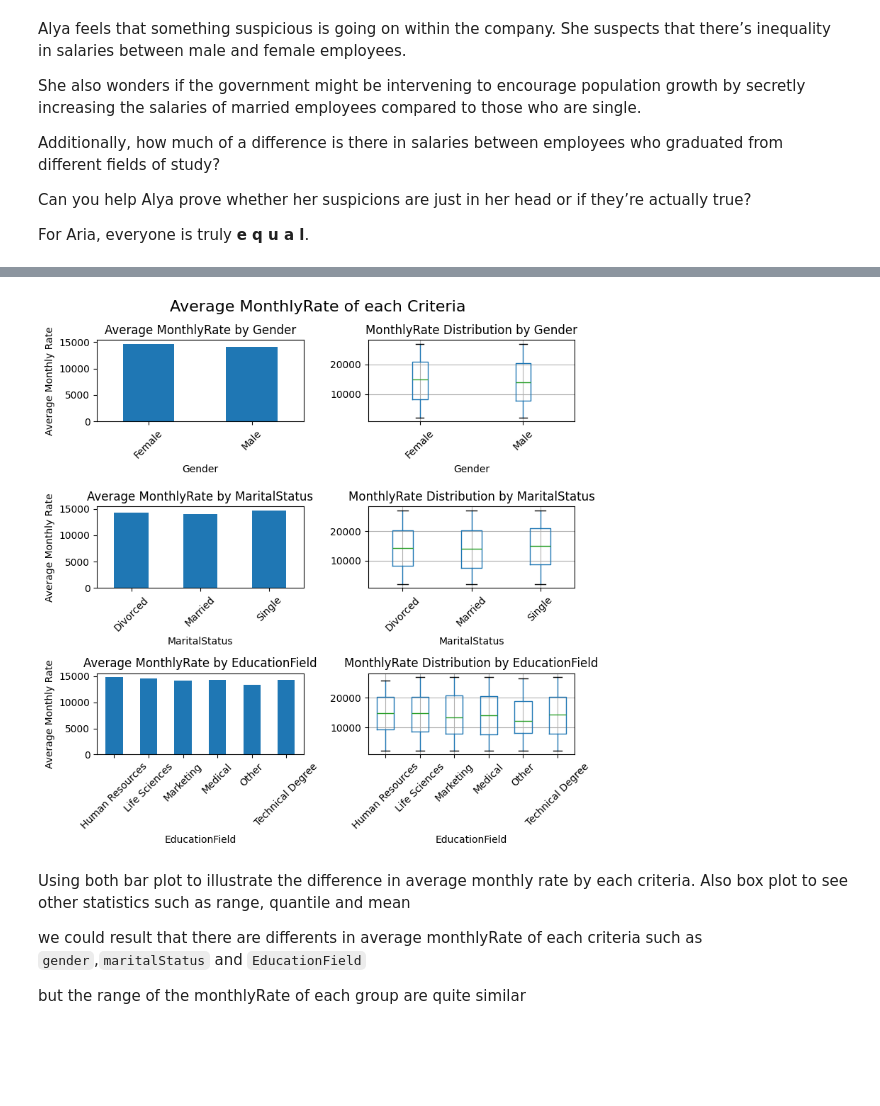
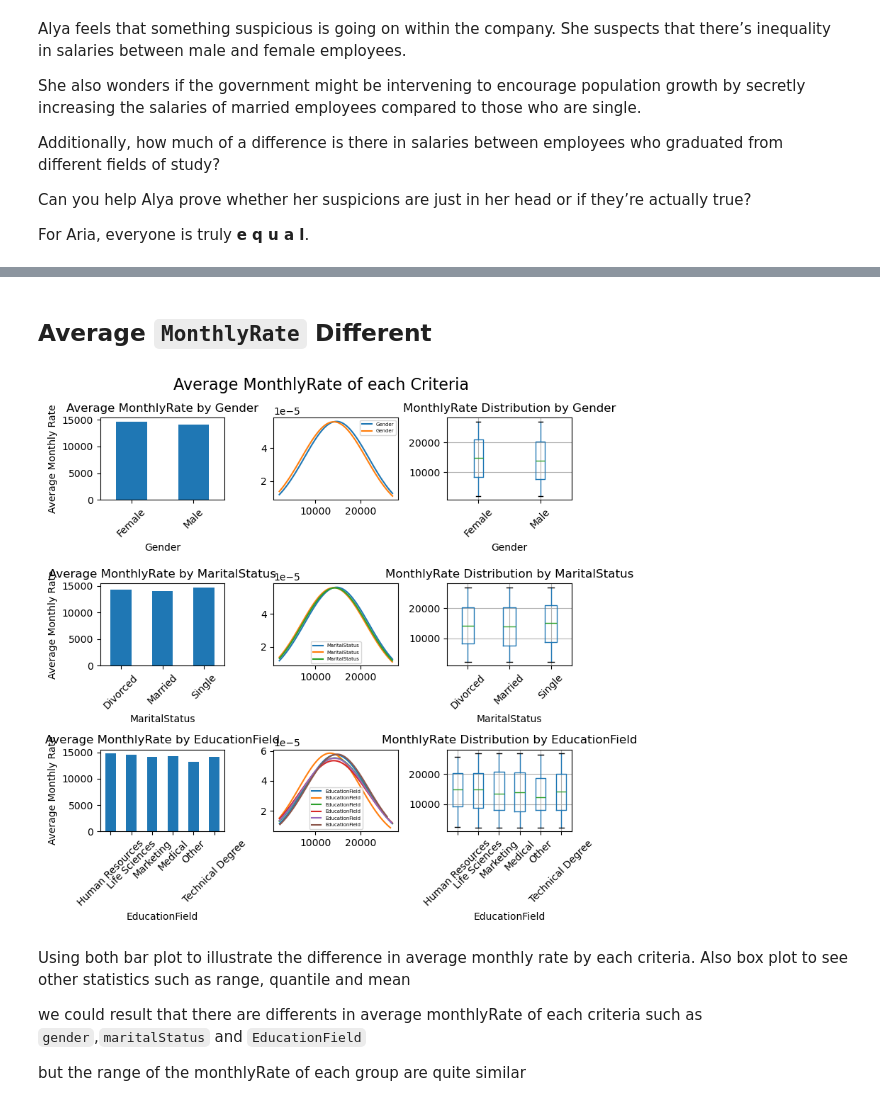
Before and after one commit to khemingkapat/cpe_code, a Jupyter notebook: data_models/types_of_data/CPE232-HW2-DataType.ipynb, the cells around one changed output, grey strips where cells are left out. Drawn from its saved outputs; the diff is of its cells as text; code cells hidden in the pictures; blank space fills up the shorter version.

```diff
--- a/data_models/types_of_data/CPE232-HW2-DataType.ipynb
+++ b/data_models/types_of_data/CPE232-HW2-DataType.ipynb
@@ -173,3 +171,5 @@ Since Kobayashi-san will be reviewing your code, please present the data in a wa
 <div>
 <img src="https://i.redd.it/gwmyhe5g0av71.gif" width="500"/>
 </div>
+# %% [markdown]
+## Average `MonthlyRate` Different
@@ -176,32 +179,40 @@ Since Kobayashi-san will be reviewing your code, please present the data in a wa
 # %%
 import matplotlib.pyplot as plt
 import pandas as pd
 
 # Define criteria
 criterias = ["Gender", "MaritalStatus", "EducationField"]
 
 # Create a 3-row, 2-column subplot layout
-fig, axes = plt.subplots(nrows=3, ncols=2, figsize=(8, 8))
+fig, axes = plt.subplots(nrows=3, ncols=3, figsize=(8, 8))
 
 # Iterate over criteria and plot bar and box plots
 for i, criteria in enumerate(criterias):
     # Bar plot (left column)
     df.groupby([criteria])["MonthlyRate"].mean().plot(kind="bar", ax=axes[i, 0])
     axes[i, 0].set_title(f"Average MonthlyRate by {criteria}")
     axes[i, 0].set_ylabel("Average Monthly Rate")
     axes[i,0].tick_params(axis='x', labelrotation=45)
 
+    for criteria_item in df[criteria].unique():
+        data = df[df[criteria] == criteria_item].MonthlyRate
+        mu, sigma = stats.norm.fit(data)
+        x = np.linspace(data.min(),data.max(),100)
+        pdf_values = stats.norm.pdf(x, mu, sigma)
+        axes[i,1].plot(x,pdf_values,label = criteria)
+        axes[i,1].legend(fontsize=5)
+
     # Box plot (right column)
-    df.boxplot(column="MonthlyRate", by=criteria, ax=axes[i, 1])
-    axes[i, 1].set_title(f"MonthlyRate Distribution by {criteria}")
-    axes[i,1].tick_params(axis='x', labelrotation=45)
+    df.boxplot(column="MonthlyRate", by=criteria, ax=axes[i, 2])
+    axes[i, 2].set_title(f"MonthlyRate Distribution by {criteria}")
+    axes[i,2].tick_params(axis='x', labelrotation=45)
 
 fig.suptitle("Average MonthlyRate of each Criteria",fontsize=16)
 # Adjust layout
 plt.tight_layout()
 plt.show()
 # %% [output]
-[figure, old version]
+[figure, new version]
 # %% [markdown]
 Using both bar plot to illustrate the difference in average monthly rate by each criteria. Also box plot to see other statistics such as range, quantile and mean
 
```
Also changed, not shown: parts of 13 cells of this notebook.
